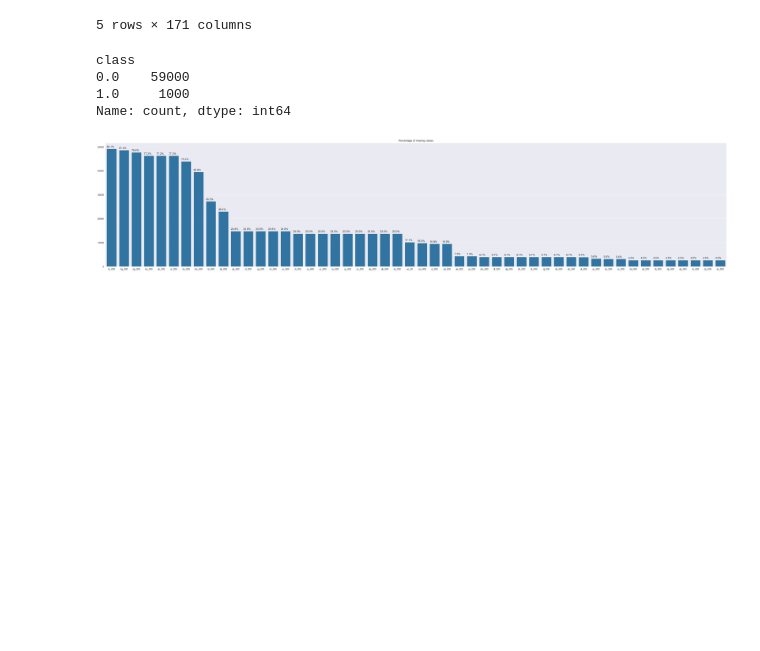
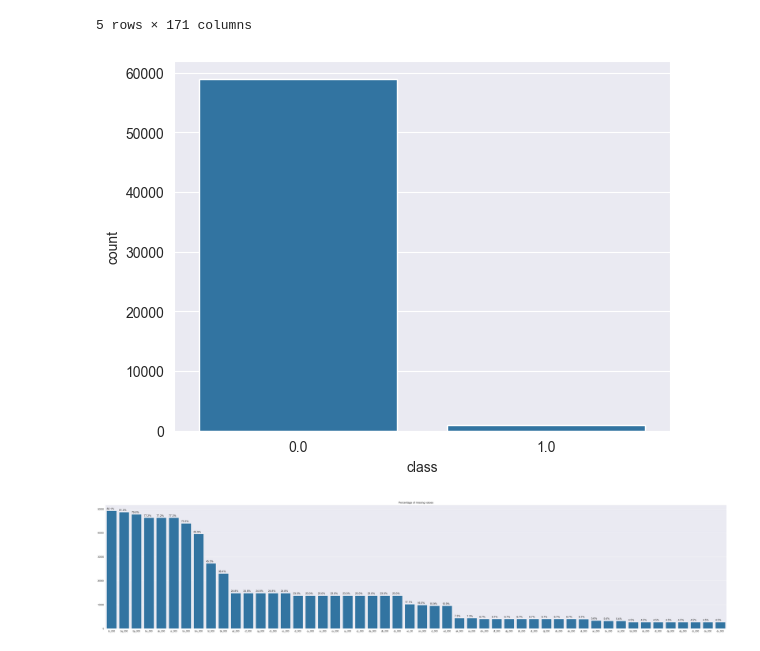
Before and after one commit to itu-lfd/blg-454e-learning-from-data-term-project, a Jupyter notebook: eda.ipynb, the cells around one changed output. Saved outputs shown, nothing was run; the diff lists cells and outputs as text; code cells hidden in the pictures; blank space fills up the shorter version.

Commit message:
save plots

```diff
--- a/eda.ipynb
+++ b/eda.ipynb
@@ -25,12 +25,10 @@ df_train.head()
 | 4 | 0.0 | 60874.0 | NaN | 1.368000e+03 | 458.0 | 0.0 | 0.0 | 0.0 | 0.0 | 0.0 | ... | ... |
 5 rows × 171 columns
 # %%
-df_train['class'].value_counts()  # highly imbalanced
+sns.barplot(df_train['class'].value_counts())  # highly imbalanced
+plt.savefig('plots/class_distribution.png')
 # %% [output]
-class
-0.0    59000
-1.0     1000
-Name: count, dtype: int64
+[figure, added]
 # %%
 #https://stackoverflow.com/questions/35692781/python-plotting-percentage-in-seaborn-bar-plot
 def barplot(data,sum):
```
Also changed, not shown: parts of 1 cell of this notebook, 2 other files.
